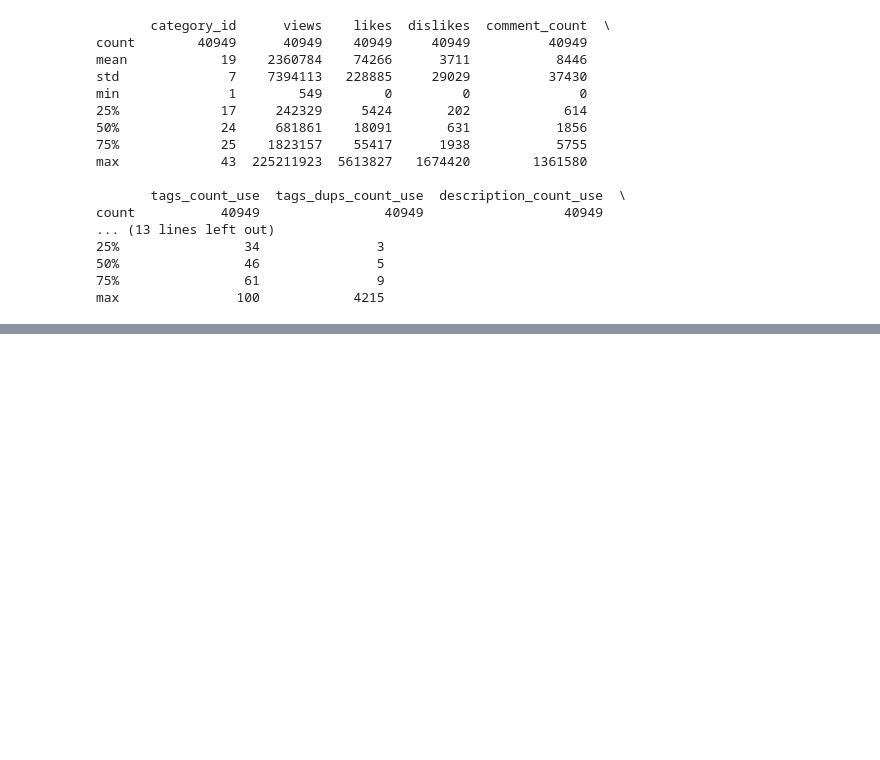
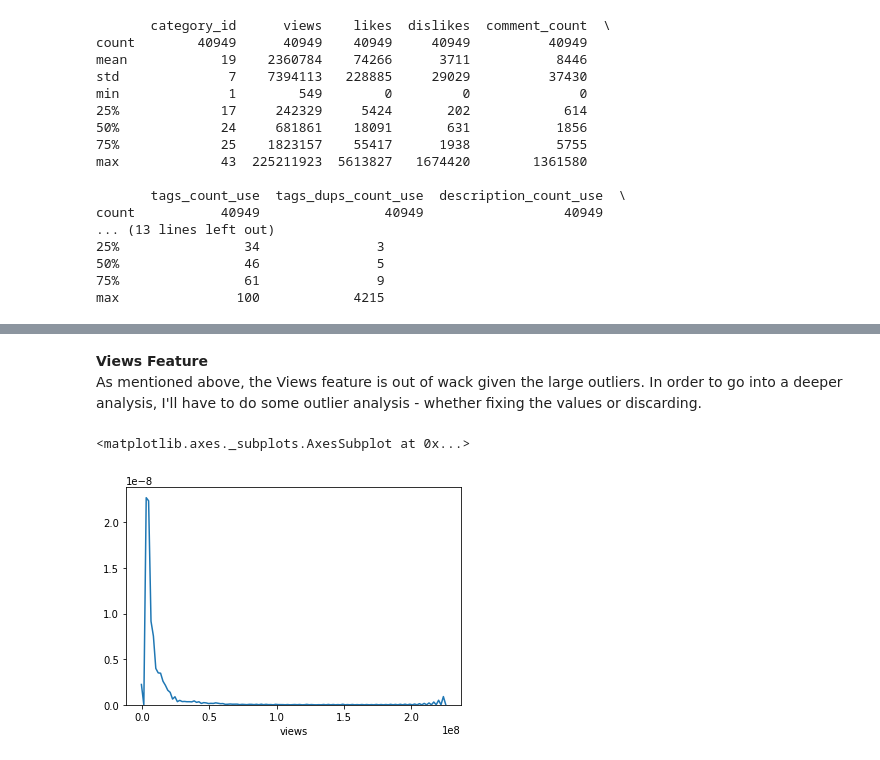
Before and after one commit to christianbm1/ds-ytViews, a Jupyter notebook: Project YouTuber.ipynb, the cells around one changed output, grey strips where cells are left out. Cells and saved outputs as stored; diff of their text form; code cells hidden in the pictures; blank space fills up the shorter version.

```diff
--- a/Project YouTuber.ipynb
+++ b/Project YouTuber.ipynb
@@ -182,0 +245,8 @@ max               100            4215
+# %% [markdown]
+**Views Feature**
+As mentioned above, the Views feature is out of wack given the large outliers. In order to go into a deeper analysis, I'll have to do some outlier analysis - whether fixing the values or discarding.
+# %%
+sns.distplot(df_use['views'], hist=False)
+# %% [output]
+<matplotlib.axes._subplots.AxesSubplot at 0x...>
+[figure, added]
```
Also changed, not shown: parts of 11 cells of this notebook.
